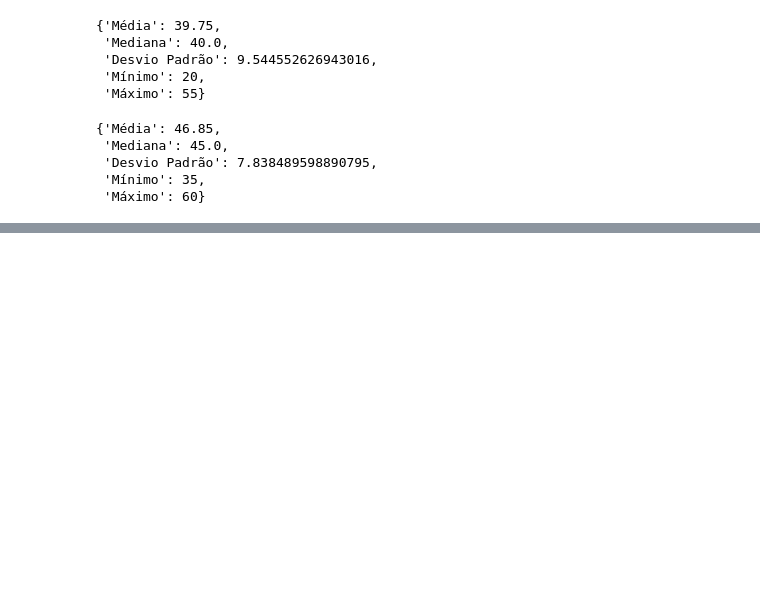
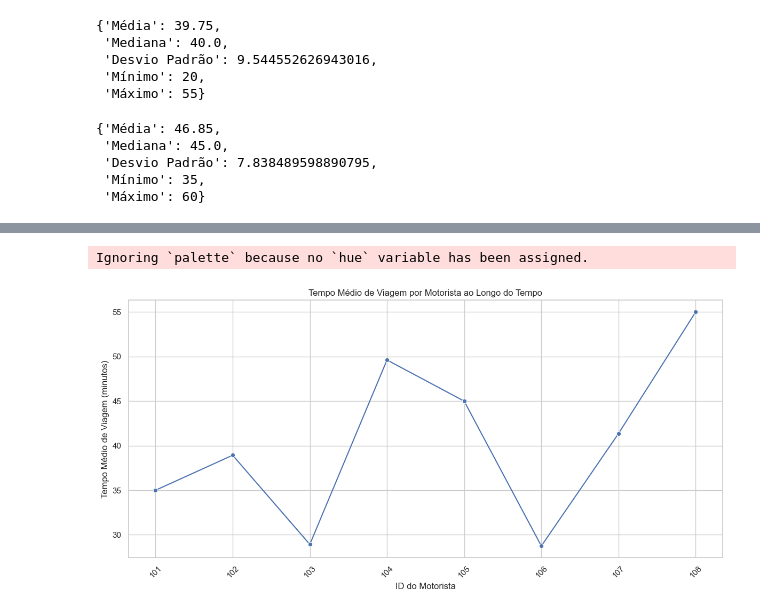
Before and after one commit to PedroSimbera/Data_Analytics_Logistics, a Jupyter notebook: project.ipynb, the cells around one changed output, grey strips where cells are left out. Drawn from its saved outputs; the diff is of its cells as text; code cells hidden in the pictures; blank space fills up the shorter version.

```diff
--- a/project.ipynb
+++ b/project.ipynb
@@ -228,0 +567,3 @@ grafico_pizza(x, y)
+# %%
+df['data'] = pd.to_datetime(df['data'])
+df['Ano_Mês'] = df['data'].dt.to_period('M')
@@ -228,0 +593,5 @@ grafico_pizza(x, y)
+# %%
+tendencias_motorista = df.groupby(['ID_motorista', 'Ano_Mês'])['tempo_viagem'].mean().reset_index()
+tendencias_motorista.columns = ['ID_motorista', 'Ano_Mês', 'Tempo Médio de Viagem']
+
+print(tendencias_motorista)
@@ -228,0 +616,12 @@ grafico_pizza(x, y)
+# %%
+plt.figure(figsize=(12, 6))
+sns.lineplot(data=tendencias_motorista, x='ID_motorista', y='Tempo Médio de Viagem', marker='o', palette='viridis')
+plt.title('Tempo Médio de Viagem por Motorista ao Longo do Tempo')
+plt.xlabel('ID do Motorista')
+plt.ylabel('Tempo Médio de Viagem (minutos)')
+plt.xticks(rotation=45)
+plt.tight_layout()
+plt.show()
+# %% [output]
+Ignoring `palette` because no `hue` variable has been assigned.
+[figure, added]
```
Also changed, not shown: parts of 32 cells of this notebook.
